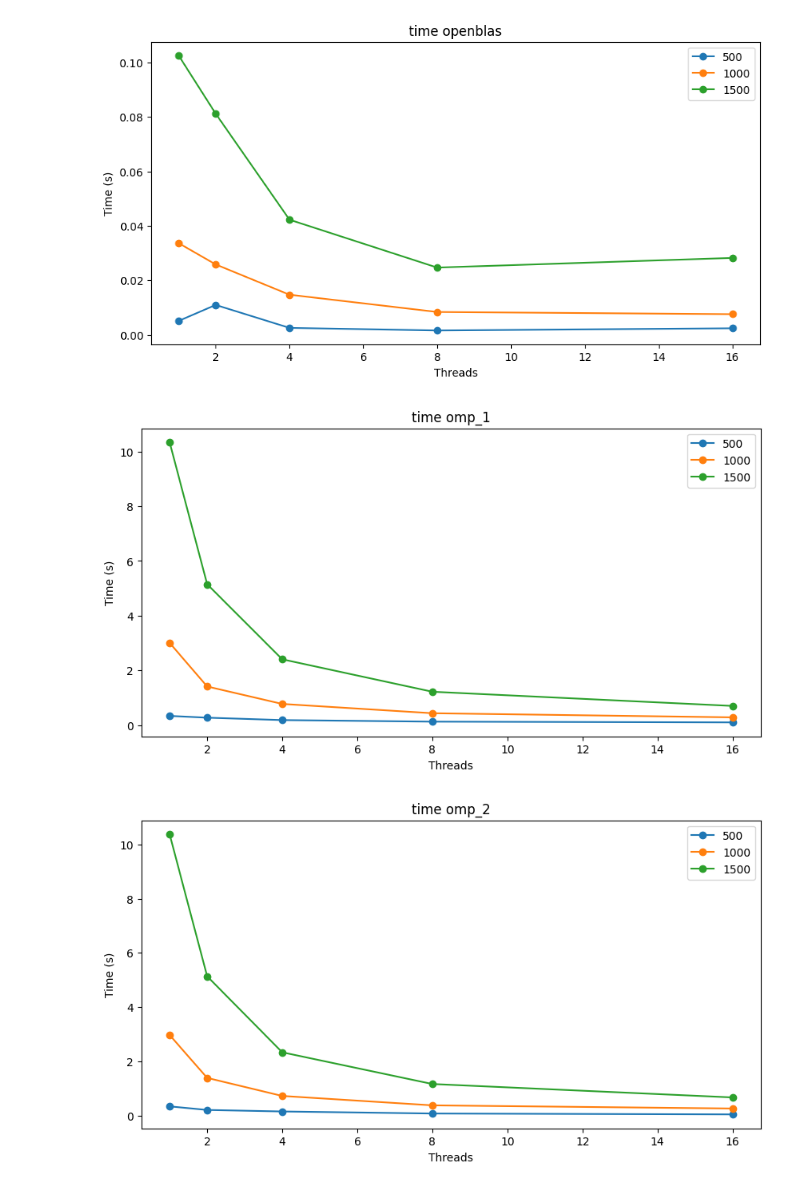
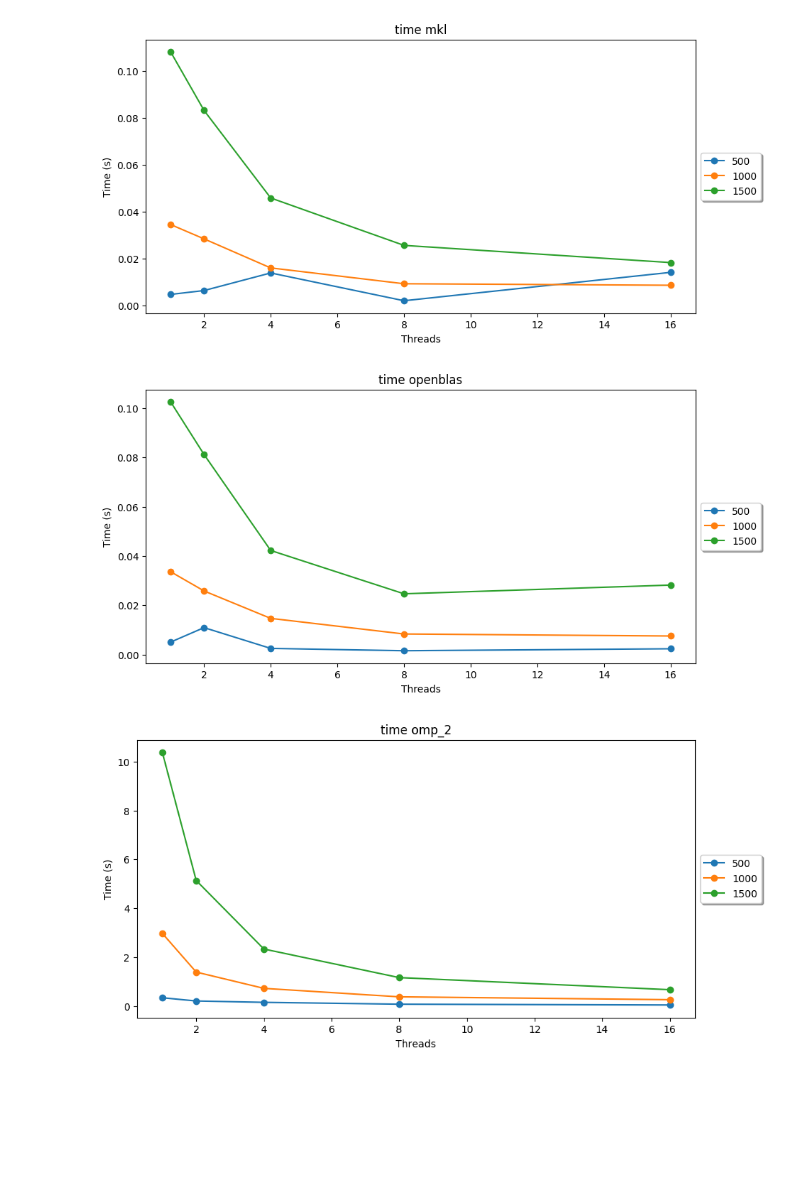
Before and after one commit to MoskalenkoRomanBorisovich/dgemm_omp, a Jupyter notebook: benschmark_results/speed_analisys.ipynb, the cells around one changed output. Saved outputs shown, nothing was run; the diff lists cells and outputs as text; code cells hidden in the pictures; blank space fills up the shorter version.

```diff
--- a/benschmark_results/speed_analisys.ipynb
+++ b/benschmark_results/speed_analisys.ipynb
@@ -48,6 +48,7 @@ def read_file(filename):
 
     return times, gflops
 # %%
+import numpy as np
 def read_logs(log_fmt, threads_arr):
     res_ = []
     for n_thr in threads_arr:
@@ -56,11 +57,11 @@ def read_logs(log_fmt, threads_arr):
     keys = ["openblas", "omp_1", "omp_2", "simple", "mkl"]
 
     res  = {
+        "mkl" : [],
         "openblas" : [],
+        "omp_2" : [],
         "omp_1" : [],
-        "omp_2" : [],
         "simple" : [],
-        "mkl" : [],
     }
     res = {
         "time" : res,
@@ -75,8 +76,8 @@ def read_logs(log_fmt, threads_arr):
                 arr_t.append(float(res_[j][0][key][i]))
                 arr_flops.append(float(res_[j][1][key][i]))
 
-            res["time"][key].append(arr_t)
-            res["gflops"][key].append(arr_flops)
+            res["time"][key].append(np.array(arr_t))
+            res["gflops"][key].append(np.array(arr_flops))
 
 
 
@@ -109,18 +110,21 @@ res
 # %%
 for title in res:
     vals_dict = res[title]
     for key in vals_dict:
         vals = vals_dict[key]
         plt.figure(figsize=(10,5))
         plt.title(title + " " + key)
         plt.xlabel("Threads")
-        plt.ylabel("Time (s)")
+        if title == "time":
+            plt.ylabel("Time (s)")
+        elif title == "gflops":
+            plt.ylabel("GFLOPS")
         for i in range(len(mat_sizes)):
             plt.plot(threads_arr, vals[i], linestyle='-', marker='o',  label=mat_sizes[i])
-
-        plt.legend(loc="best")
+        plt.legend(loc='center left', bbox_to_anchor=(1, 0.5),
+          ncol=1, fancybox=True, shadow=True)
         plt.show()
 # %% [output]
-[figure, old version]
+[figure, new version]
-[figure, old version]
+[figure, new version]
-[figure, old version]
+[figure, new version]
```
Also changed, not shown: parts of 8 cells of this notebook.
